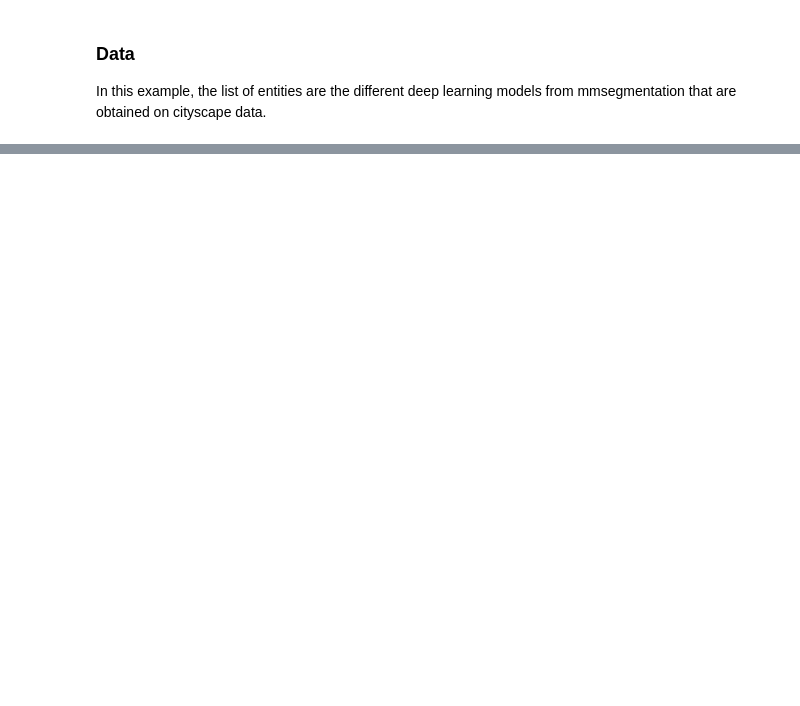
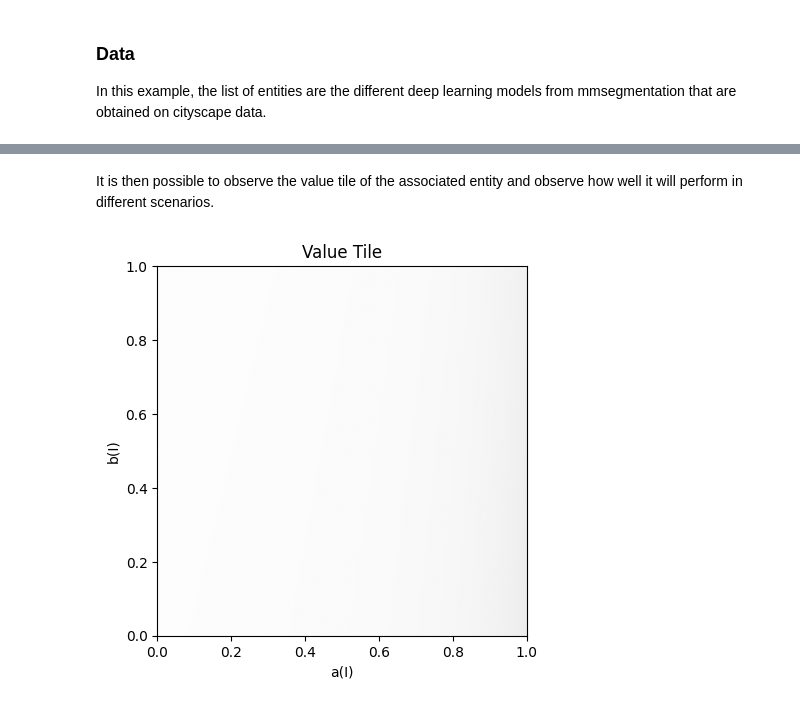
Before and after one commit to uliege-performance/sorbetto, a Jupyter notebook: examples/app_developper.ipynb, the cells around one changed output, grey strips where cells are left out. Cells and saved outputs as stored; diff of their text form; code cells hidden in the pictures; blank space fills up the shorter version.

```diff
--- a/examples/app_developper.ipynb
+++ b/examples/app_developper.ipynb
@@ -122,0 +131,9 @@ entity_tile = analysis_dev.getEntityTile()
+# %% [markdown]
+It is then possible to observe the value tile of the associated entity and observe how well it will perform in different scenarios.
+# %%
+value_tile = analysis.getValueTile(best_entity_accuracy)
+value_tile.draw()
+plt.show()
+#TODO code: fix draw
+# %% [output]
+[figure, added]
```
Also changed, not shown: parts of 32 cells of this notebook.
